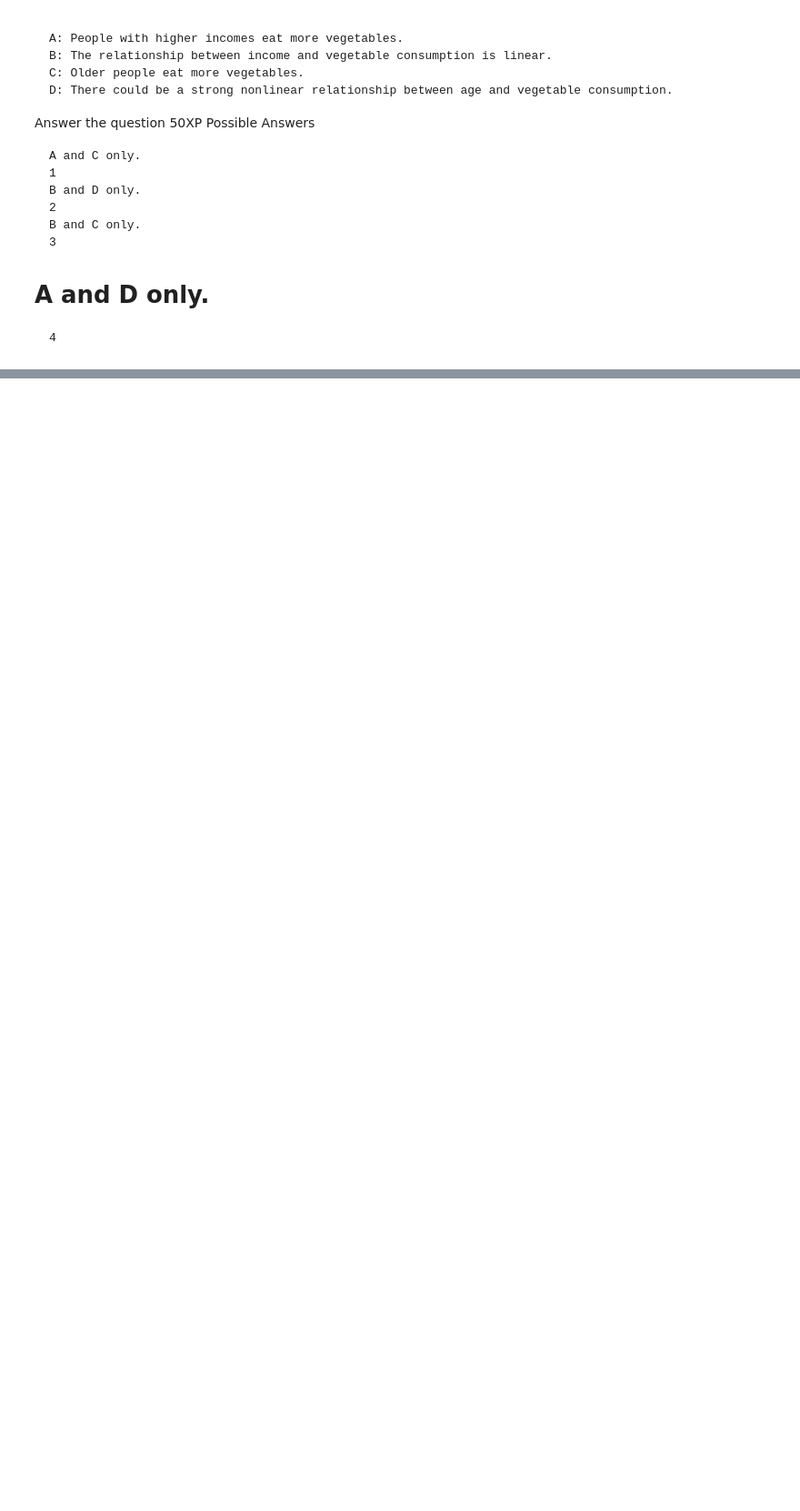
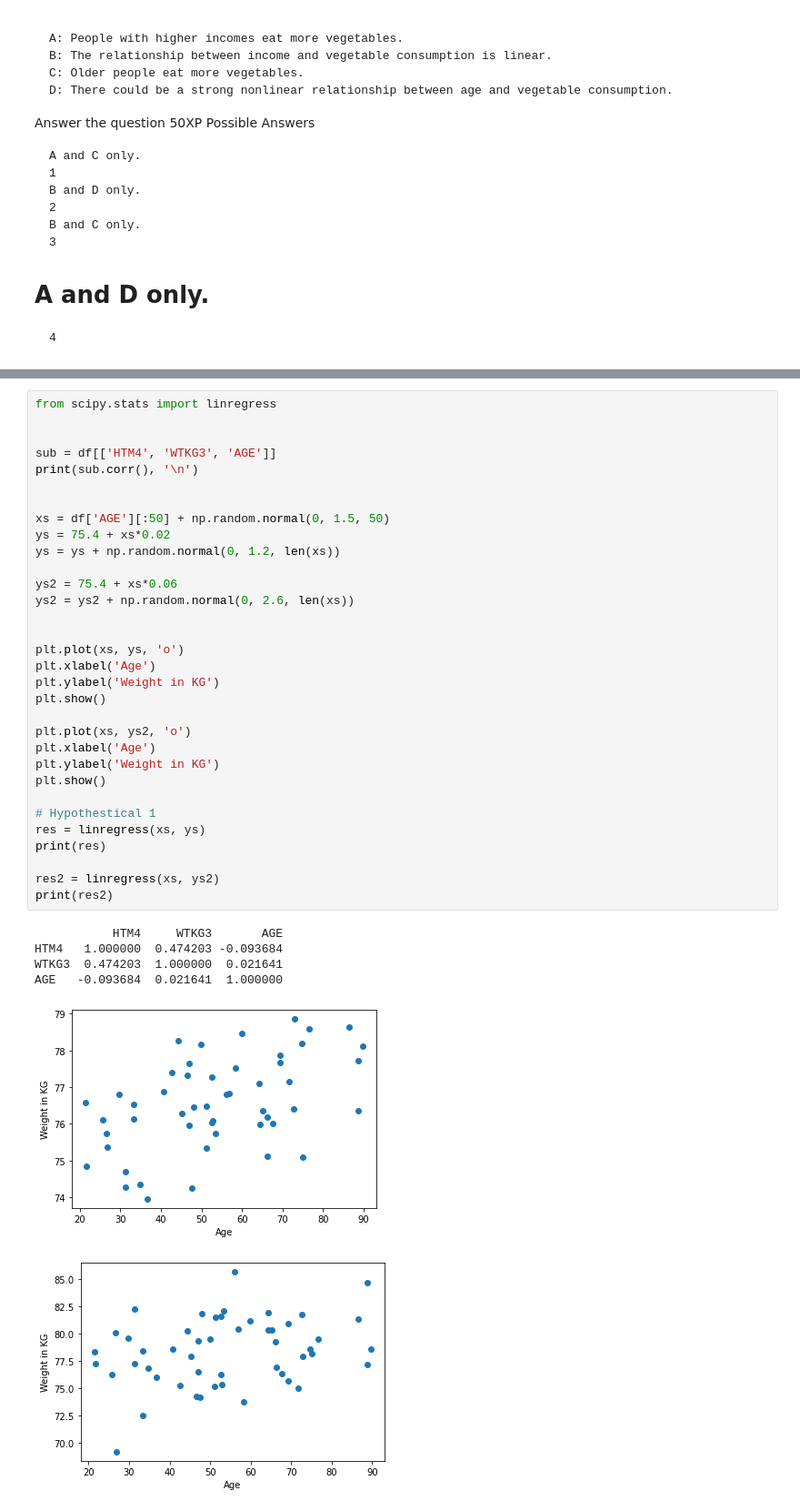
Before and after one commit to johnhhu2020/DataCamp-Data-Scientist-with-Python-Track, a Jupyter notebook: DataCamp Exploratory Data Analysis in Python.ipynb, the cells around one changed output, grey strips where cells are left out. Shown at 91% size. Cells and saved outputs as stored; diff of their text form; blank space fills up the shorter version.

```diff
--- a/DataCamp Exploratory Data Analysis in Python.ipynb
+++ b/DataCamp Exploratory Data Analysis in Python.ipynb
@@ -1811,0 +1825,39 @@ In the previous lesson we saw that correlation does not always measure what we r
+# %%
+from scipy.stats import linregress
+
+
+sub = df[['HTM4', 'WTKG3', 'AGE']]
+print(sub.corr(), '\n')
+
+
+xs = df['AGE'][:50] + np.random.normal(0, 1.5, 50)
+ys = 75.4 + xs*0.02
+ys = ys + np.random.normal(0, 1.2, len(xs))
+
+ys2 = 75.4 + xs*0.06
+ys2 = ys2 + np.random.normal(0, 2.6, len(xs))
+
+
+plt.plot(xs, ys, 'o')
+plt.xlabel('Age')
+plt.ylabel('Weight in KG')
+plt.show()
+
+plt.plot(xs, ys2, 'o')
+plt.xlabel('Age')
+plt.ylabel('Weight in KG')
+plt.show()
+
+# Hypothestical 1
+res = linregress(xs, ys)
+print(res)
+
+res2 = linregress(xs, ys2)
+print(res2)
+# %% [output]
+           HTM4     WTKG3       AGE
+HTM4   1.000000  0.474203 -0.093684
+WTKG3  0.474203  1.000000  0.021641
+AGE   -0.093684  0.021641  1.000000
+[figure, added]
+[figure, added]
```
Also changed, not shown: parts of 16 cells of this notebook.
